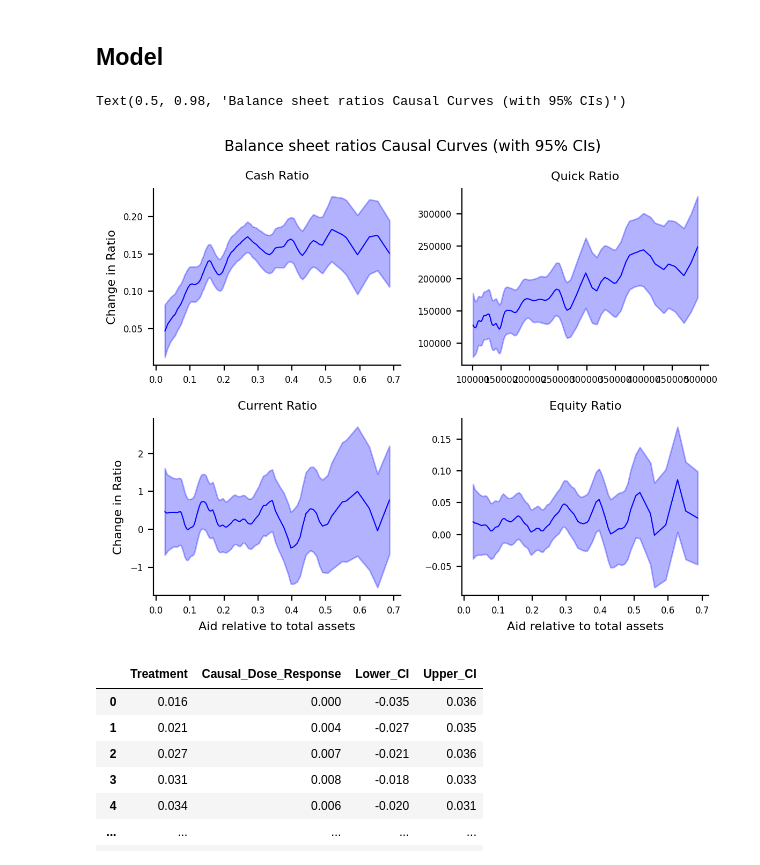
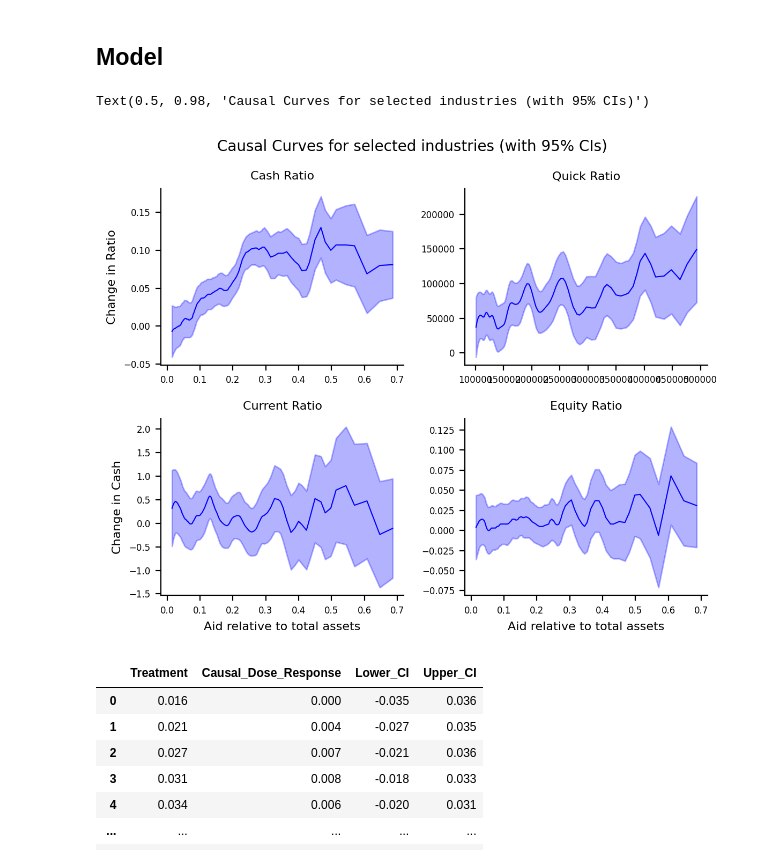
Before and after one commit to m-schildt/AAA, a Jupyter notebook: 6_response_curves.ipynb, the cells around one changed output. Saved outputs shown, nothing was run; the diff lists cells and outputs as text; code cells hidden in the pictures.

```diff
--- a/6_response_curves.ipynb
+++ b/6_response_curves.ipynb
@@ -155,7 +155,7 @@ final_df = final_df.dropna()
 final_df = final_df[final_df['grant_2021'].between(*final_df['grant_2021'].quantile([0.00, 0.75]).tolist())]
 final_df = final_df[final_df['delta_cash_2021'].between(*final_df['delta_cash_2021'].quantile([0.05, 0.95]).tolist())]
 final_df = final_df[final_df['aid_relative_2021'].between(*final_df['aid_relative_2021'].quantile([0.0, 0.95]).tolist())]
-final_df = final_df[final_df['delta_cash_ratio_2021'].between(*final_df['delta_cash_ratio_2021'].quantile([0.5, 0.95]).tolist())]
+final_df = final_df[final_df['delta_cash_ratio_2021'].between(*final_df['delta_cash_ratio_2021'].quantile([0.05, 0.95]).tolist())]
 #final_df = final_df[final_df['aid_relative_2021'] < final_df['aid_relative_2021'].quantile(.75, interpolation='midpoint')]
 #final_df = final_df[final_df['delta_cash_2021'] < final_df['delta_cash_2021'].quantile(.75, interpolation='midpoint')]
 #final_df
@@ -328,37 +328,37 @@ for i in [0,1]:
 
         # Plotting quantities
         treat = results_dict[result_class[i][j]]['Treatment']
         mean = results_dict[result_class[i][j]]['Causal_Dose_Response']
         lb = results_dict[result_class[i][j]]['Lower_CI']
         ub = results_dict[result_class[i][j]]['Upper_CI']
         plot_mean_and_CI(axs, i, j, treat, mean, lb, ub, color_mean='b', color_shading='b')
 
         # Labels
         axs[0,0].set_ylabel('Change in Ratio', fontsize = 8)
         axs[0,1].set_ylabel('')
-        axs[1,0].set_ylabel('Change in Ratio', fontsize = 8)
+        axs[1,0].set_ylabel('Change in Cash', fontsize = 8)
         axs[1,1].set_ylabel('')
         axs[1,0].set_xlabel('Aid relative to total assets', fontsize = 8)
         axs[1,1].set_xlabel('Aid relative to total assets', fontsize = 8)
 
         axs[i,j].set_title(result_name[i][j], fontsize = 8)
         axs[i,j].set_title(result_name[i][j], fontsize = 8)
         axs[i,j].set_title(result_name[i][j], fontsize = 8)
         axs[i,j].set_title(result_name[i][j], fontsize = 8)
 
         axs[i,j].spines["top"].set_visible(False)
         axs[i,j].spines["right"].set_visible(False)
 
         #axs[i,j].set_xlim(0, 2)
         #axs[i,j].set_ylim(0, 15)
 
         axs[i,j].tick_params(axis='both', which='major', labelsize=6)
 
 fig.tight_layout(rect=[0, 0.03, 1, 0.95])
-plt.suptitle("Balance sheet ratios Causal Curves (with 95% CIs)", fontsize = 10)
+plt.suptitle("Causal Curves for selected industries (with 95% CIs)", fontsize = 10)
 # %% [output]
-Text(0.5, 0.98, 'Balance sheet ratios Causal Curves (with 95% CIs)')
+Text(0.5, 0.98, 'Causal Curves for selected industries (with 95% CIs)')
-[figure, old version]
+[figure, new version]
 # %%
 results_dict['delta_cash_ratio_2021']
 # %% [output]
```
Also changed, not shown: parts of 4 cells of this notebook, 29 other files.
